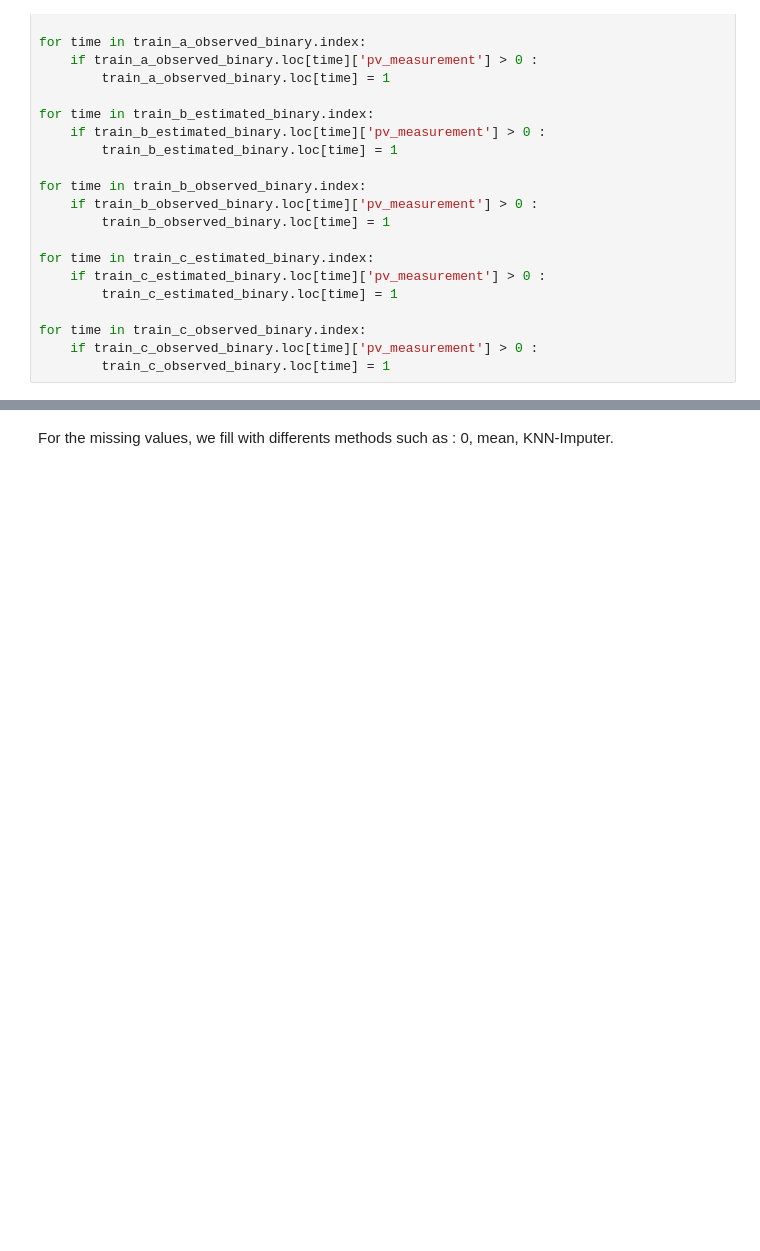
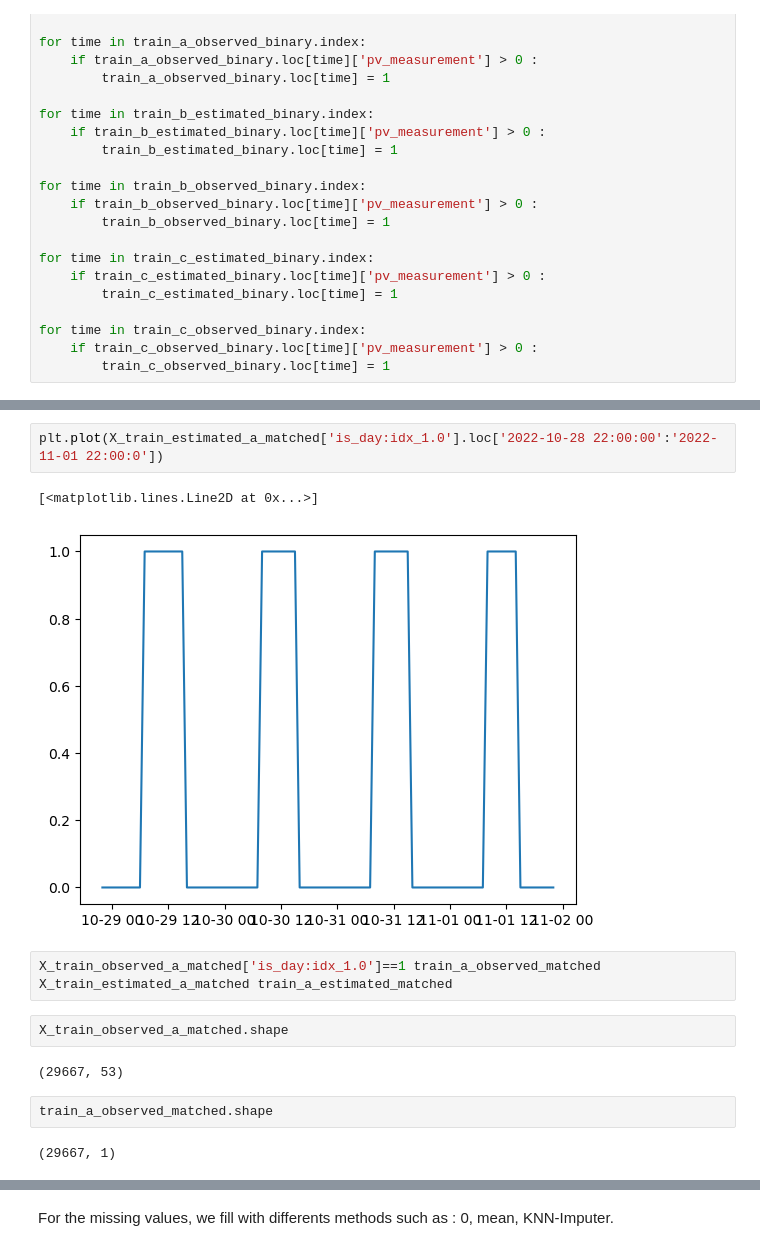
Before and after one commit to soricm/Time-Series-Forecasting-Solar-Energy-Production, a Jupyter notebook: marijan/new.ipynb, the cells around one changed output, grey strips where cells are left out. Cells and saved outputs as stored; diff of their text form; blank space fills up the shorter version.

```diff
--- a/marijan/new.ipynb
+++ b/marijan/new.ipynb
@@ -290,0 +321,16 @@ for time in train_c_observed_binary.index:
+# %%
+plt.plot(X_train_estimated_a_matched['is_day:idx_1.0'].loc['2022-10-28 22:00:00':'2022-11-01 22:00:0'])
+# %% [output]
+[<matplotlib.lines.Line2D at 0x...>]
+[figure, added]
+# %%
+X_train_observed_a_matched['is_day:idx_1.0']==1 train_a_observed_matched
+X_train_estimated_a_matched train_a_estimated_matched
+# %%
+X_train_observed_a_matched.shape
+# %% [output]
+(29667, 53)
+# %%
+train_a_observed_matched.shape
+# %% [output]
+(29667, 1)
```
Also changed, not shown: parts of 20 cells of this notebook, 1 other file.
